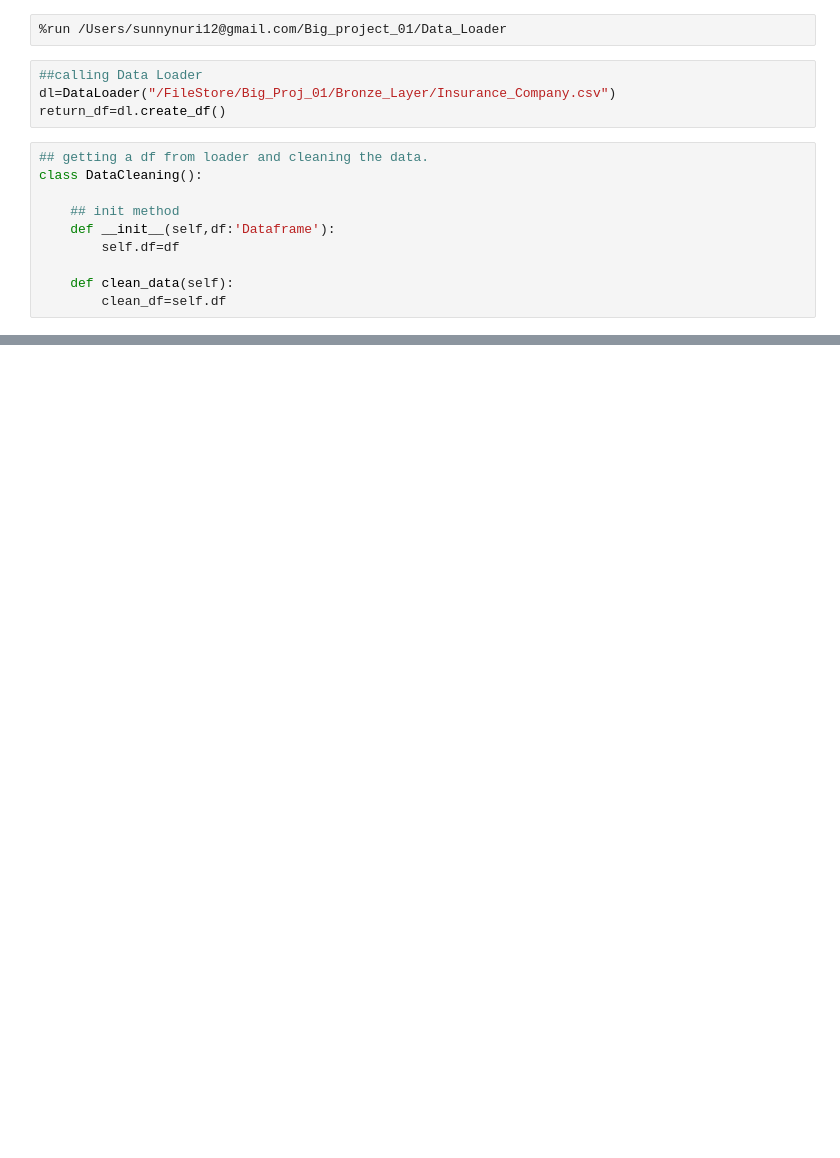
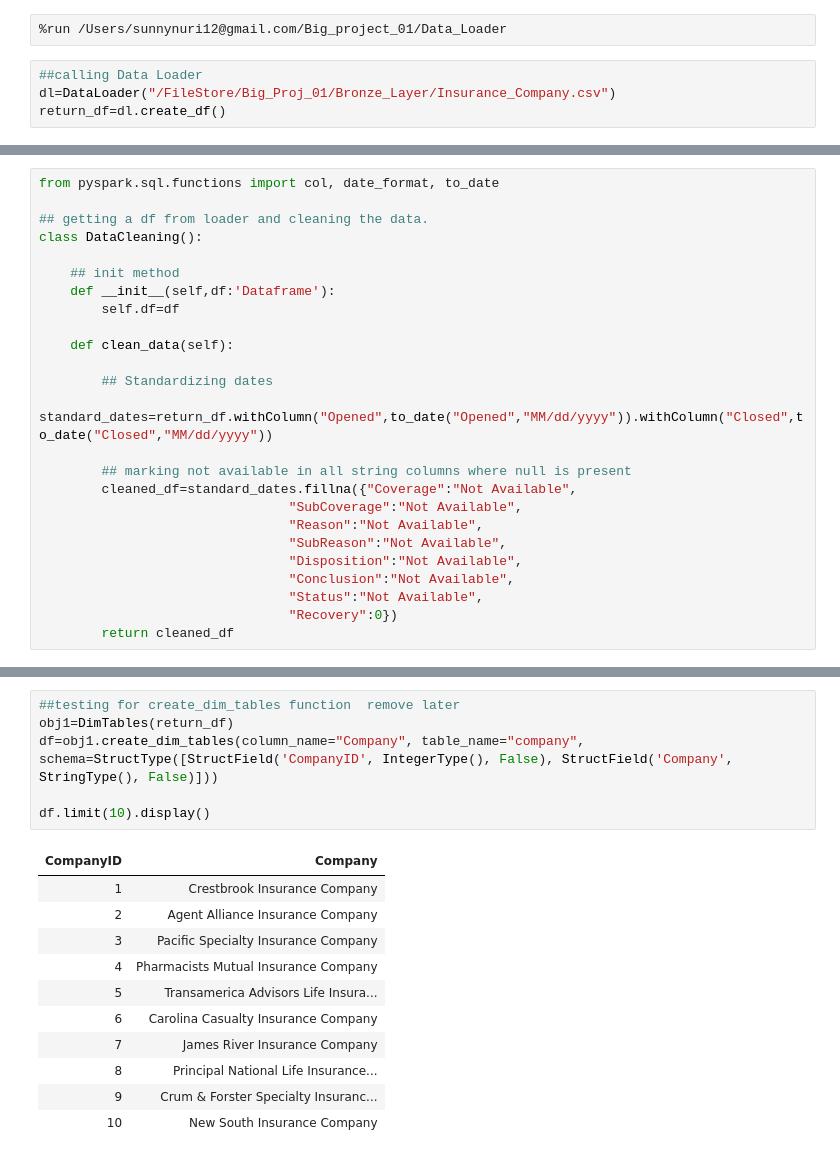
Before and after one commit to ArticAlpha/PySpark, a Jupyter notebook: InsuranceProject/Data_transformer.ipynb, the cells around one changed output, grey strips where cells are left out. Saved outputs shown, nothing was run; the diff lists cells and outputs as text; blank space fills up the shorter version.

Commit message:
update Data_transformer

```diff
--- a/InsuranceProject/Data_transformer.ipynb
+++ b/InsuranceProject/Data_transformer.ipynb
@@ -4,13 +4,3 @@
 ##calling Data Loader
 dl=DataLoader("/FileStore/Big_Proj_01/Bronze_Layer/Insurance_Company.csv")
 return_df=dl.create_df()
-# %%
-## getting a df from loader and cleaning the data.
-class DataCleaning():
-
-    ## init method
-    def __init__(self,df:'Dataframe'):
-        self.df=df
-
-    def clean_data(self):
-        clean_df=self.df
@@ -47,0 +7,25 @@ return_df.limit(2).display()
+# %%
+from pyspark.sql.functions import col, date_format, to_date
+
+## getting a df from loader and cleaning the data.
+class DataCleaning():
+
+    ## init method
+    def __init__(self,df:'Dataframe'):
+        self.df=df
+
+    def clean_data(self):
+
+        ## Standardizing dates
+        standard_dates=return_df.withColumn("Opened",to_date("Opened","MM/dd/yyyy")).withColumn("Closed",to_date("Closed","MM/dd/yyyy"))
+
+        ## marking not available in all string columns where null is present
+        cleaned_df=standard_dates.fillna({"Coverage":"Not Available",
+                                "SubCoverage":"Not Available",
+                                "Reason":"Not Available",
+                                "SubReason":"Not Available",
+                                "Disposition":"Not Available",
+                                "Conclusion":"Not Available",
+                                "Status":"Not Available",
+                                "Recovery":0})
+        return cleaned_df
@@ -47,0 +177,18 @@ return_df.limit(2).display()
+# %%
+##testing for create_dim_tables function  remove later
+obj1=DimTables(return_df)
+df=obj1.create_dim_tables(column_name="Company", table_name="company", schema=StructType([StructField('CompanyID', IntegerType(), False), StructField('Company', StringType(), False)]))
+
+df.limit(10).display()
+# %% [output]
+| CompanyID | Company |
+| 1 | Crestbrook Insurance Company |
+| 2 | Agent Alliance Insurance Company |
+| 3 | Pacific Specialty Insurance Company |
+| 4 | Pharmacists Mutual Insurance Company |
+| 5 | Transamerica Advisors Life Insura... |
+| 6 | Carolina Casualty Insurance Company |
+| 7 | James River Insurance Company |
+| 8 | Principal National Life Insurance... |
+| 9 | Crum & Forster Specialty Insuranc... |
+| 10 | New South Insurance Company |
```
Also changed, not shown: parts of 7 cells of this notebook.
